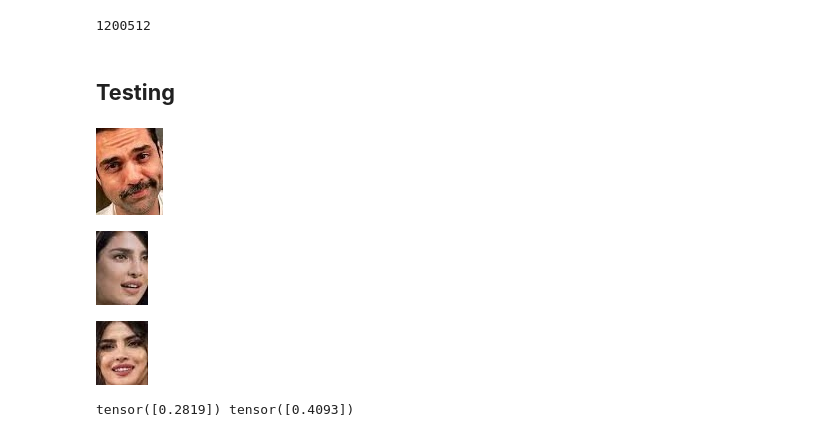
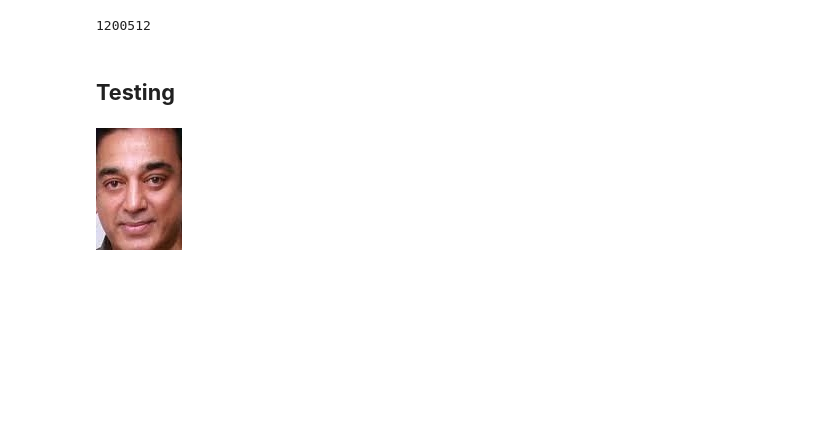
Before and after one commit to NavinKumarMNK/AI-Surveillance, a Jupyter notebook: src/arcface/test.ipynb, the cells around one changed output. Saved outputs shown, nothing was run; the diff lists cells and outputs as text; code cells hidden in the pictures; blank space fills up the shorter version.

```diff
--- a/src/arcface/test.ipynb
+++ b/src/arcface/test.ipynb
@@ -37,16 +38,14 @@ total_params
 path = "/workspace/SurveillanceAI/src/arcface/data/faces"
 
 from PIL import Image
+from tqdm import tqdm
+import os
 
-image1 = Image.open('/workspace/SurveillanceAI/src/arcface/data/faces/abhay_deol/28d6f9c369.jpg')
-image2 = Image.open('/workspace/SurveillanceAI/src/arcface/data/faces/priyanka_chopra/211a674ca7.jpg')
-image3 = Image.open('/workspace/SurveillanceAI/src/arcface/data/faces/priyanka_chopra/0c1f1d77de.jpg')
+main_image = Image.open('/workspace/SurveillanceAI/src/arcface/data/faces/kamal_haasan/0c14725b02.jpg')
-# %%
-display(image1, image2, image3)
-# %% [output]
-[figure, removed]
-[figure, removed]
-[figure, removed]
+# %%
+display(main_image)
+# %% [output]
+[figure, added]
 # %%
 # convert image1 to pytorch tensor
 import torchvision.transforms as transforms
@@ -59,15 +59,0 @@ transform = transforms.Compose([
-# %%
-cos = torch.nn.CosineSimilarity(dim=1, eps=1e-6)
-
-with torch.no_grad():
-    model.eval()
-    tensor1 = transform(image1).unsqueeze(0)
-    tensor2 = transform(image2).unsqueeze(0)
-    tensor3 = transform(image3).unsqueeze(0)
-    t1 = model(tensor1)
-    t2 = model(tensor2)
-    t3 = model(tensor3)
-
-    print(cos(t1, t2), cos(t3, t2))
-# %% [output]
-tensor([0.2819]) tensor([0.4093])
```
Also changed, not shown: parts of 7 cells of this notebook, 7 other files.
